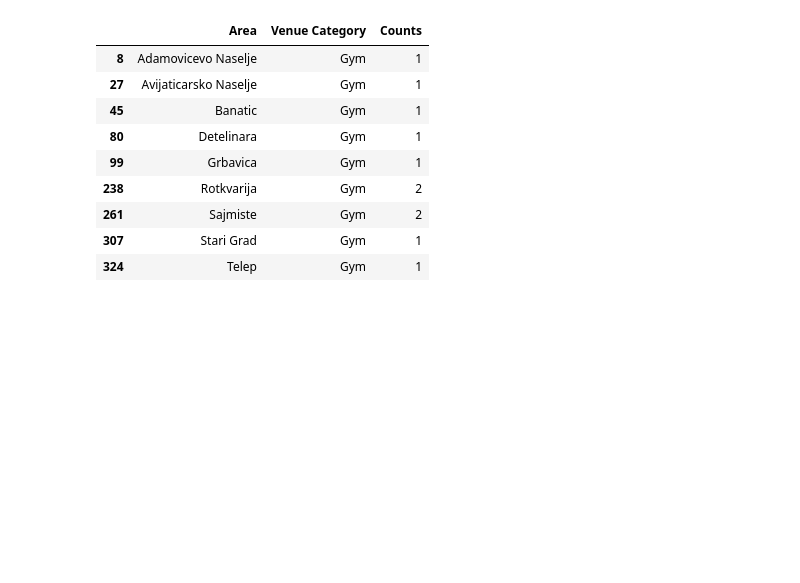
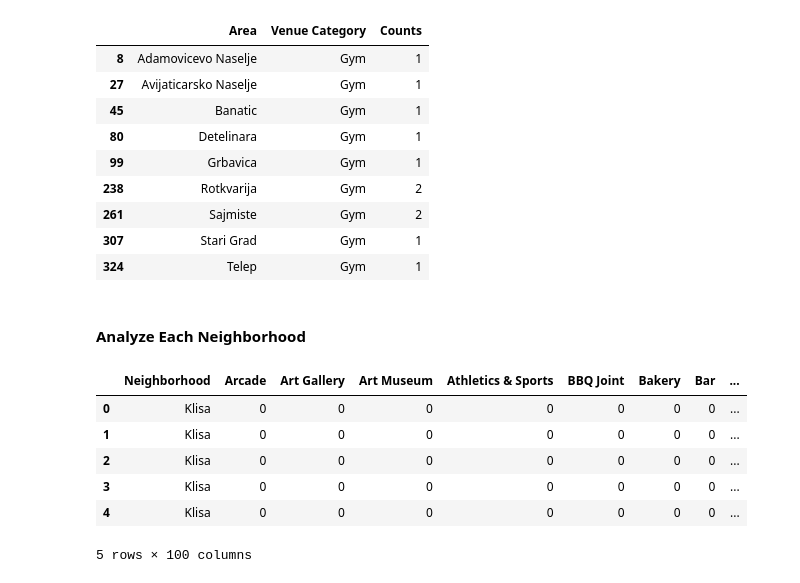
Before and after one commit to bajkanicm/The-Battle-of-Neighborhoods, a Jupyter notebook: The Battle of Neighborhoods Notebook by ZK.ipynb, the cells around one changed output. Drawn from its saved outputs; the diff is of its cells as text; code cells hidden in the pictures; blank space fills up the shorter version.

```diff
--- a/The Battle of Neighborhoods Notebook by ZK.ipynb
+++ b/The Battle of Neighborhoods Notebook by ZK.ipynb
@@ -178,3 +188,25 @@ df_area_venue_category_count.loc[df_area_venue_category_count['Venue Category']
 | 261 | Sajmiste | Gym | 2 |
 | 307 | Stari Grad | Gym | 1 |
 | 324 | Telep | Gym | 1 |
+# %% [markdown]
+#### Analyze Each Neighborhood
+# %%
+# one hot encoding
+novisad_onehot = pd.get_dummies(df_venues[['Venue Category']], prefix="", prefix_sep="")
+
+# add neighborhood column back to dataframe
+novisad_onehot['Neighborhood'] = df_venues['Area']
+
+# move neighborhood column to the first column
+fixed_columns = [novisad_onehot.columns[-1]] + list(novisad_onehot.columns[:-1])
+novisad_onehot = novisad_onehot[fixed_columns]
+
+novisad_onehot.head()
+# %% [output]
+|  | Neighborhood | Arcade | Art Gallery | Art Museum | Athletics & Sports | BBQ Joint | Bakery | Bar | ... |
+| 0 | Klisa | 0 | 0 | 0 | 0 | 0 | 0 | 0 | ... |
+| 1 | Klisa | 0 | 0 | 0 | 0 | 0 | 0 | 0 | ... |
+| 2 | Klisa | 0 | 0 | 0 | 0 | 0 | 0 | 0 | ... |
+| 3 | Klisa | 0 | 0 | 0 | 0 | 0 | 0 | 0 | ... |
+| 4 | Klisa | 0 | 0 | 0 | 0 | 0 | 0 | 0 | ... |
+5 rows × 100 columns
```
Also changed, not shown: parts of 24 cells of this notebook.
